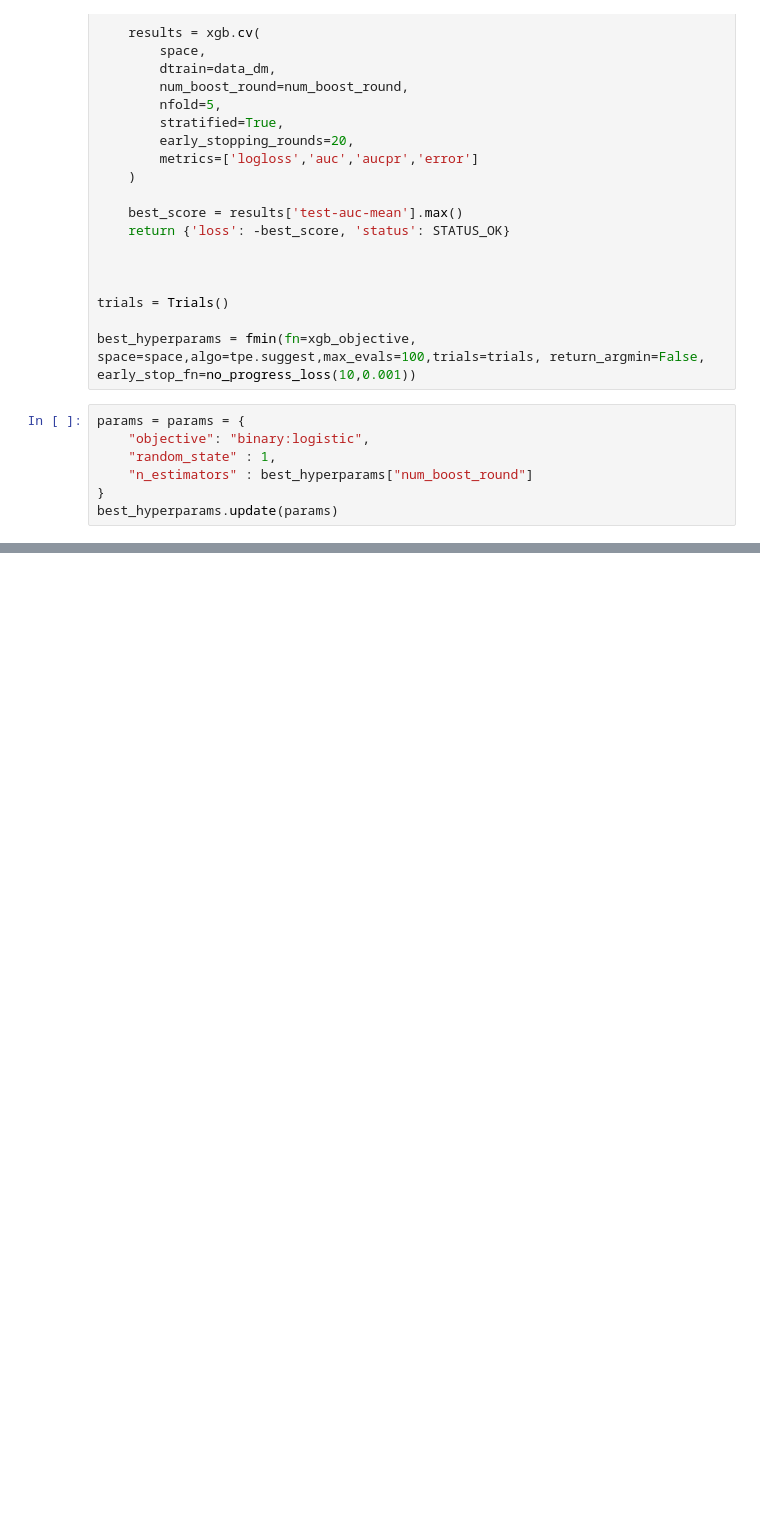
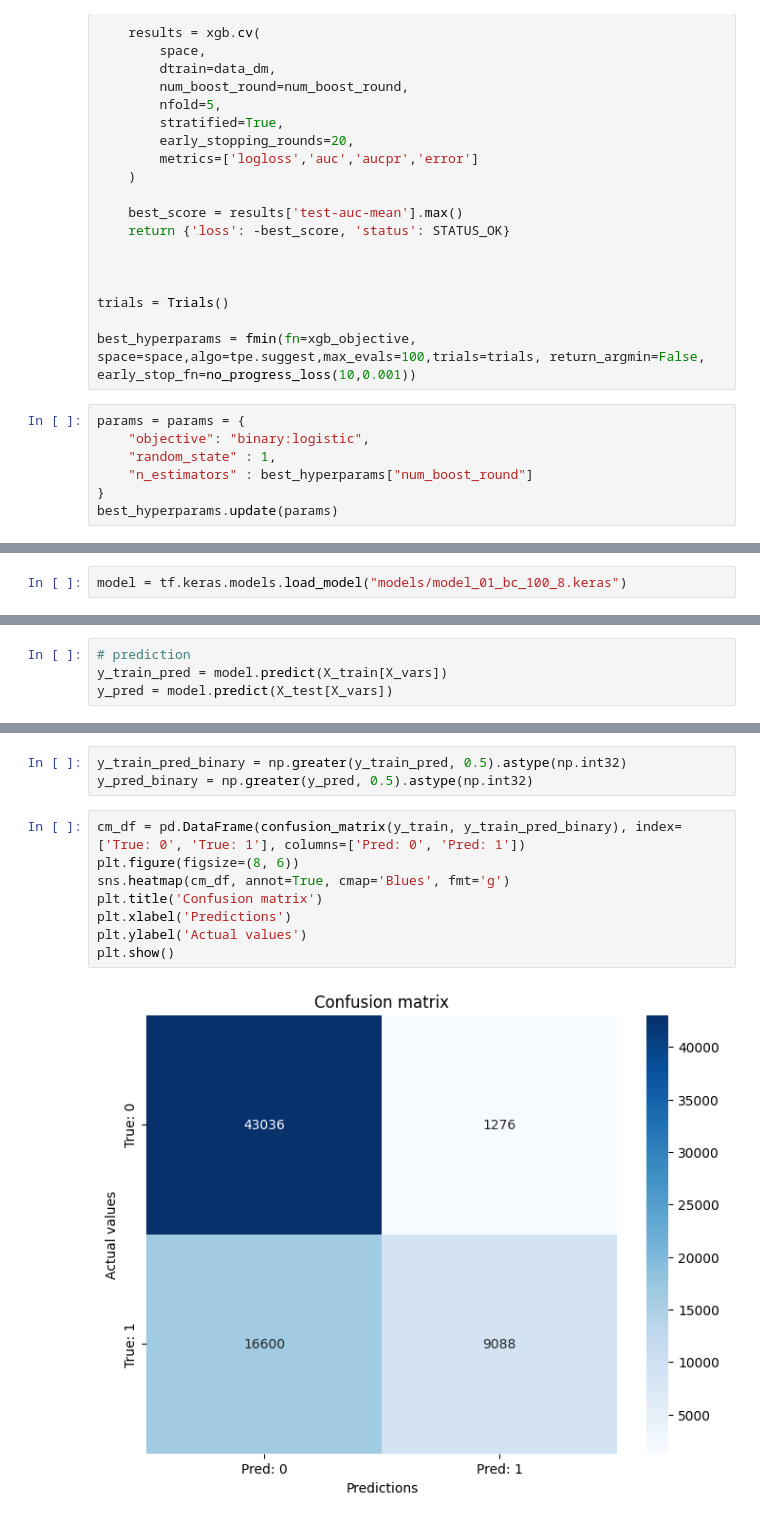
Before and after one commit to markiewicz-elzbieta/ML, a Jupyter notebook: Medical_insurance/medical_insurance.ipynb, the cells around one changed output, grey strips where cells are left out. Drawn from its saved outputs; the diff is of its cells as text; blank space fills up the shorter version.

```diff
--- a/Medical_insurance/medical_insurance.ipynb
+++ b/Medical_insurance/medical_insurance.ipynb
@@ -871,0 +989,2 @@ AUC test: 0.9344623405903566
+# %%
+model = tf.keras.models.load_model("models/model_01_bc_100_8.keras")
@@ -871,0 +1002,4 @@ AUC test: 0.9344623405903566
+# %%
+# prediction
+y_train_pred = model.predict(X_train[X_vars])
+y_pred = model.predict(X_test[X_vars])
@@ -871,0 +1009,13 @@ AUC test: 0.9344623405903566
+# %%
+y_train_pred_binary = np.greater(y_train_pred, 0.5).astype(np.int32)
+y_pred_binary = np.greater(y_pred, 0.5).astype(np.int32)
+# %%
+cm_df = pd.DataFrame(confusion_matrix(y_train, y_train_pred_binary), index=['True: 0', 'True: 1'], columns=['Pred: 0', 'Pred: 1'])
+plt.figure(figsize=(8, 6))
+sns.heatmap(cm_df, annot=True, cmap='Blues', fmt='g')
+plt.title('Confusion matrix')
+plt.xlabel('Predictions')
+plt.ylabel('Actual values')
+plt.show()
+# %% [output]
+[figure, added]
```
Also changed, not shown: parts of 43 cells of this notebook, 4 other files.
